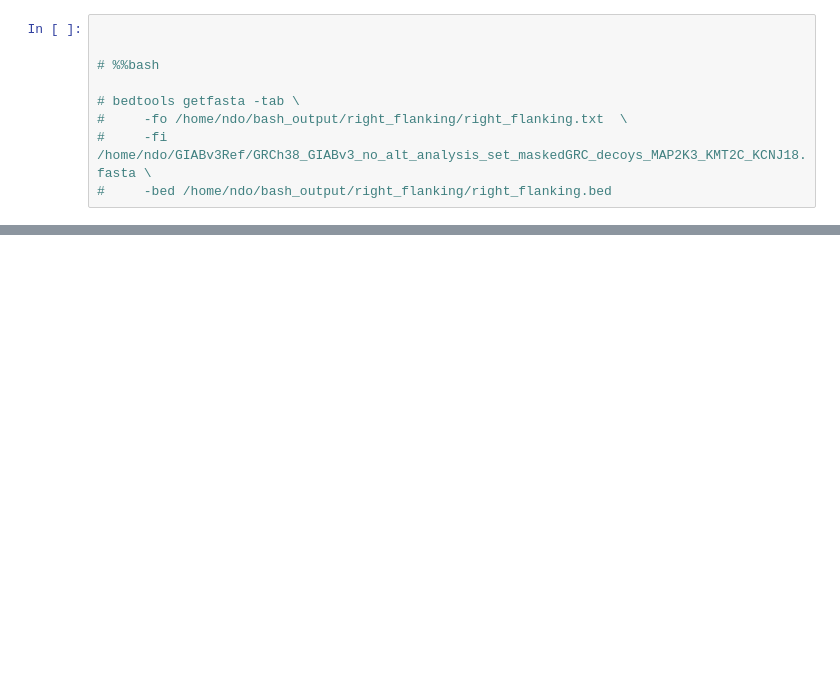
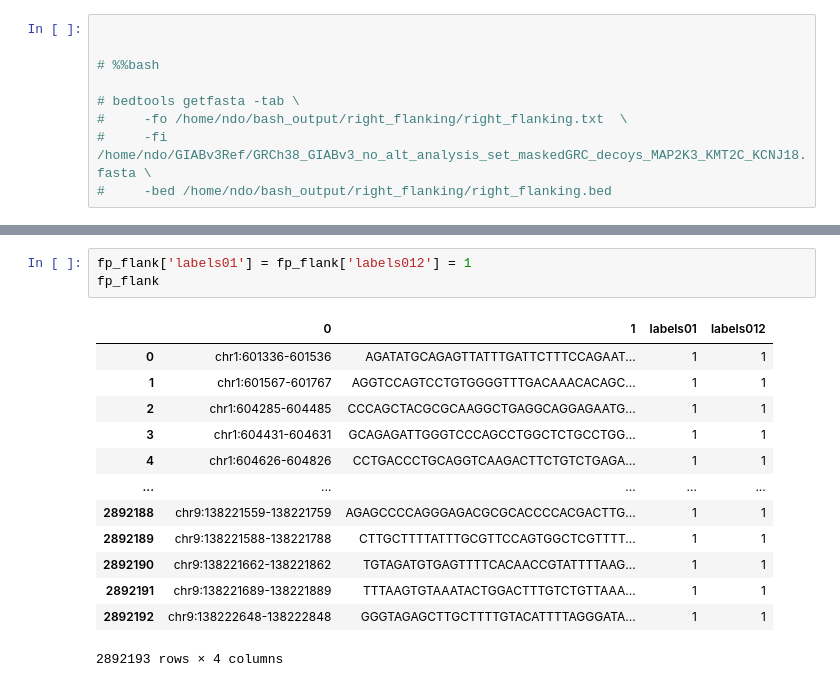
Before and after one commit to NguyenMaiAnh-Do/bash_script, a Jupyter notebook: bash_script/get_flanking.ipynb, the cells around one changed output, grey strips where cells are left out. Cells and saved outputs as stored; diff of their text form; blank space fills up the shorter version.

```diff
--- a/bash_script/get_flanking.ipynb
+++ b/bash_script/get_flanking.ipynb
@@ -211,0 +232,17 @@ fn_flaking
+# %%
+fp_flank['labels01'] = fp_flank['labels012'] = 1
+fp_flank
+# %% [output]
+|  | 0 | 1 | labels01 | labels012 |
+| 0 | chr1:601336-601536 | AGATATGCAGAGTTATTTGATTCTTTCCAGAAT... | 1 | 1 |
+| 1 | chr1:601567-601767 | AGGTCCAGTCCTGTGGGGTTTGACAAACACAGC... | 1 | 1 |
+| 2 | chr1:604285-604485 | CCCAGCTACGCGCAAGGCTGAGGCAGGAGAATG... | 1 | 1 |
+| 3 | chr1:604431-604631 | GCAGAGATTGGGTCCCAGCCTGGCTCTGCCTGG... | 1 | 1 |
+| 4 | chr1:604626-604826 | CCTGACCCTGCAGGTCAAGACTTCTGTCTGAGA... | 1 | 1 |
+| ... | ... | ... | ... | ... |
+| 2892188 | chr9:138221559-138221759 | AGAGCCCCAGGGAGACGCGCACCCCACGACTTG... | 1 | 1 |
+| 2892189 | chr9:138221588-138221788 | CTTGCTTTTATTTGCGTTCCAGTGGCTCGTTTT... | 1 | 1 |
+| 2892190 | chr9:138221662-138221862 | TGTAGATGTGAGTTTTCACAACCGTATTTTAAG... | 1 | 1 |
+| 2892191 | chr9:138221689-138221889 | TTTAAGTGTAAATACTGGACTTTGTCTGTTAAA... | 1 | 1 |
+| 2892192 | chr9:138222648-138222848 | GGGTAGAGCTTGCTTTTGTACATTTTAGGGATA... | 1 | 1 |
+2892193 rows × 4 columns
```
Also changed, not shown: parts of 10 cells of this notebook.
